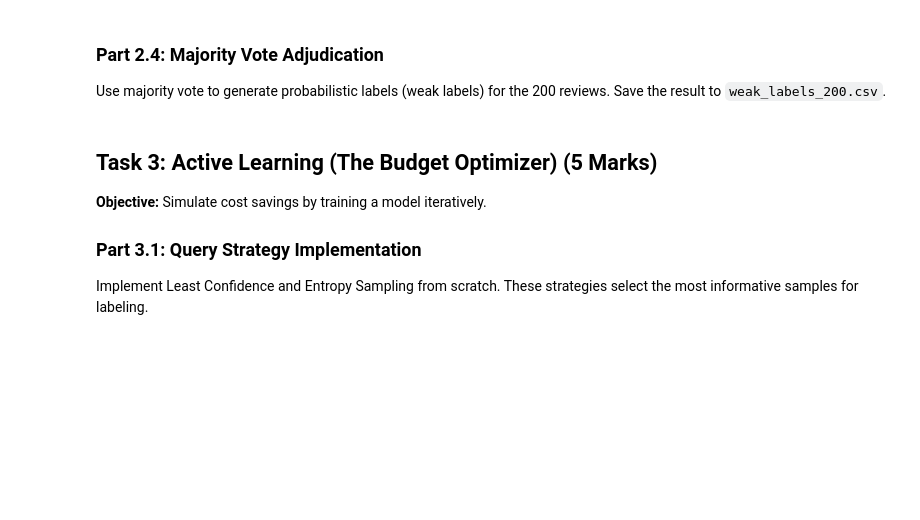
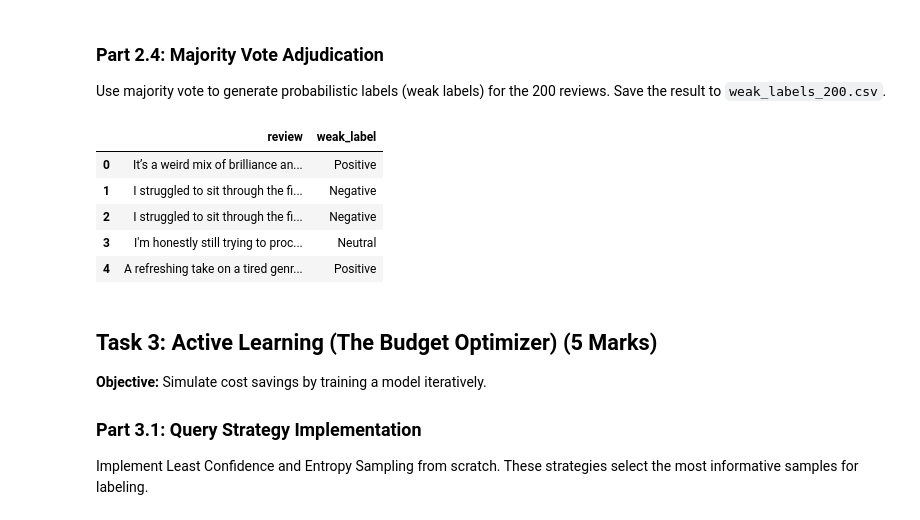
Before and after one commit to Destructor169/cs-203-stt-ai, a Jupyter notebook: assignments/assignment2_stt.ipynb, the cells around one changed output. Saved outputs shown, nothing was run; the diff lists cells and outputs as text; code cells hidden in the pictures; blank space fills up the shorter version.

```diff
--- a/assignments/assignment2_stt.ipynb
+++ b/assignments/assignment2_stt.ipynb
@@ -416,16 +509,49 @@ Use majority vote to generate probabilistic labels (weak labels) for the 200 rev
 Save the result to `weak_labels_200.csv`.
 # %%
 # TODO: Train LabelModel to get probabilistic labels
+
+label_model = LabelModel(cardinality=3, verbose=False)
+label_model.fit(L_train=L_matrix, n_epochs=500, lr=0.01)
 
 
 # TODO: Convert numeric labels to match your label scheme
 # Label mapping: 0 -> 'Negative' (or 0), 1 -> 'Positive' (or 1), 2 -> 'Neutral' (or 2), -1 -> 'Abstain'
 
+preds = label_model.predict(L=L_matrix)
+
+label_map = {
+    0: "Negative",
+    1: "Positive",
+    2: "Neutral",
+    -1: "Neutral"   # Treat abstain as Neutral
+}
+
+pred_labels = [label_map[int(p)] for p in preds]
+
 
 # TODO: Create DataFrame with reviews and weak labels
 
+weak_labels_df = pd.DataFrame({
+    "review": unlabeled_df["review"],
+    "weak_label": pred_labels
+})
+
 
 # TODO: Save to CSV
+
+weak_labels_df.to_csv(
+    "/content/drive/MyDrive/dataset/STT/weak_labels_200.csv",
+    index=False
+)
+
+weak_labels_df.head()
+# %% [output]
+|  | review | weak_label |
+| 0 | It’s a weird mix of brilliance an... | Positive |
+| 1 | I struggled to sit through the fi... | Negative |
+| 2 | I struggled to sit through the fi... | Negative |
+| 3 | I'm honestly still trying to proc... | Neutral |
+| 4 | A refreshing take on a tired genr... | Positive |
 # %% [markdown]
 ## Task 3: Active Learning (The Budget Optimizer) (5 Marks)
 
```
Also changed, not shown: parts of 15 cells of this notebook.
